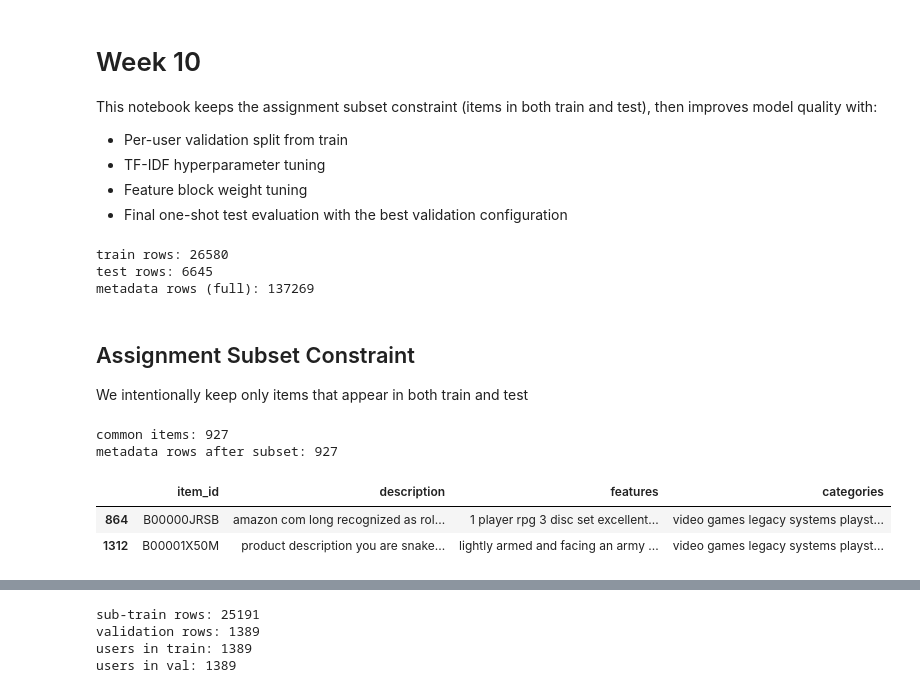
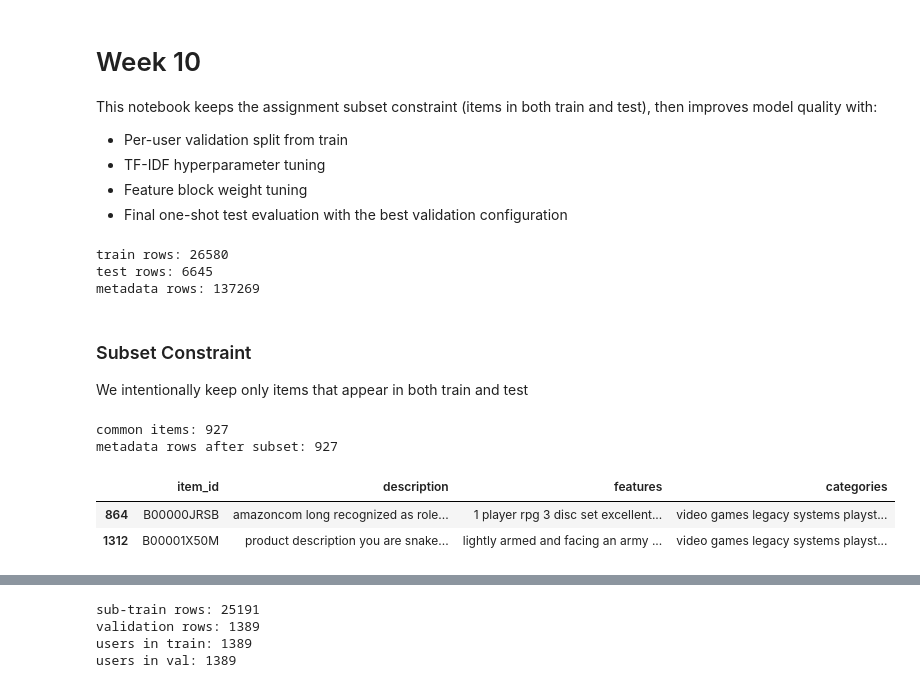
Before and after one commit to Armin-Irvije/Web-Recommender-Systems, a Jupyter notebook: week10_v2.ipynb, the cells around one changed output, grey strips where cells are left out. Drawn from its saved outputs; the diff is of its cells as text; code cells hidden in the pictures.

```diff
--- a/week10_v2.ipynb
+++ b/week10_v2.ipynb
@@ -24,13 +23,13 @@ metadata_df = pd.read_parquet('datasets/meta_video_games.parquet')
 
 print('train rows:', len(train_df))
 print('test rows:', len(test_df))
-print('metadata rows (full):', len(metadata_df))
+print('metadata rows:', len(metadata_df))
 # %% [output]
 train rows: 26580
 test rows: 6645
-metadata rows (full): 137269
+metadata rows: 137269
 # %% [markdown]
-## Assignment Subset Constraint
+### Subset Constraint
 We intentionally keep only items that appear in both train and test
 # %%
 # Keep subset of common items only (assignment constraint)
@@ -43,20 +42,15 @@ print('metadata rows after subset:', len(metadata_df))
 common items: 927
 metadata rows after subset: 927
 # %%
-# Text cleaning helper
-def preprocess_text_column(df, column_name):
-    s = df[column_name].fillna('').astype(str).str.lower()
-    s = s.str.replace(r'[^\w\s]', ' ', regex=True)
-    s = s.str.replace(r'\s+', ' ', regex=True).str.strip()
-    df[column_name] = s
-    return df
+import evals_helper as eh
 
+# Text cleaning helper function
 for col in ['description', 'features', 'categories']:
-    metadata_df = preprocess_text_column(metadata_df, col)
+    metadata_df = eh.preprocess_text_column(metadata_df, col)
 
 metadata_df[['item_id', 'description', 'features', 'categories']].head(2)
 # %% [output]
 |  | item_id | description | features | categories |
-| 864 | B00000JRSB | amazon com long recognized as rol... | 1 player rpg 3 disc set excellent... | video games legacy systems playst... |
+| 864 | B00000JRSB | amazoncom long recognized as role... | 1 player rpg 3 disc set excellent... | video games legacy systems playst... |
 | 1312 | B00001X50M | product description you are snake... | lightly armed and facing an army ... | video games legacy systems playst... |
 # %% [markdown]
```
Also changed, not shown: parts of 11 cells of this notebook, 1 other file.
